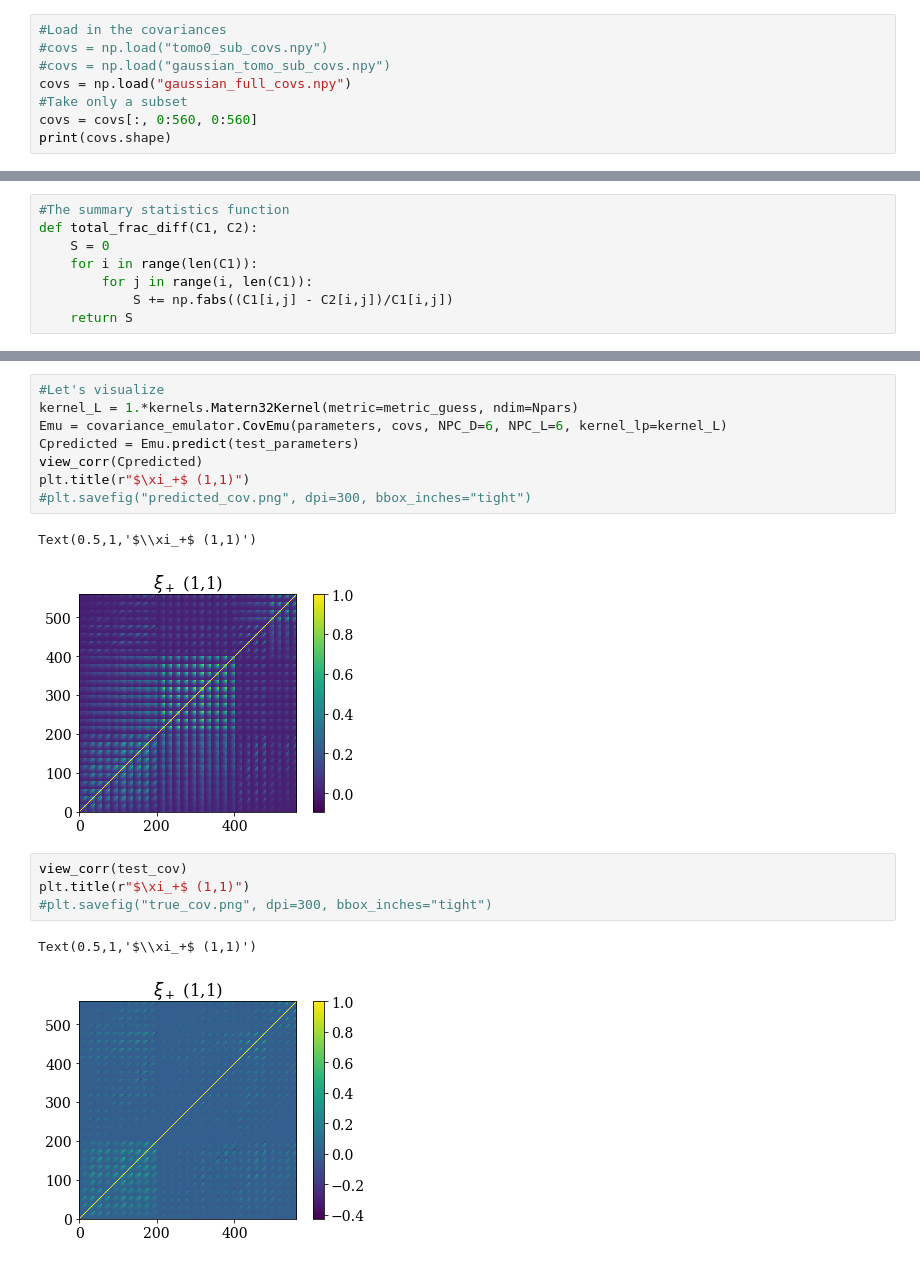
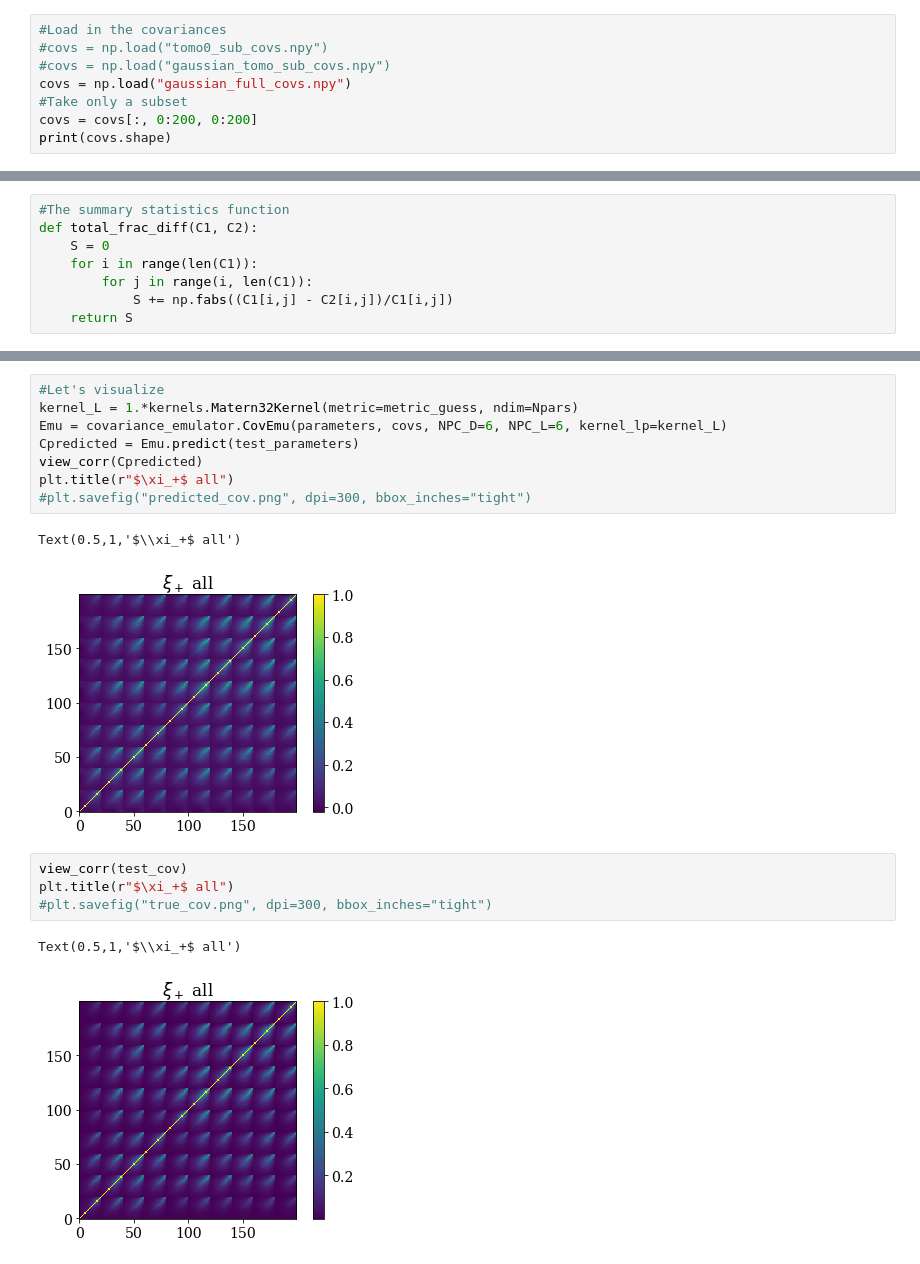
Before and after one commit to tmcclintock/covariance_emulator, a Jupyter notebook: notebooks/Emulating DES cosmic shear covariances.ipynb, the cells around one changed output, grey strips where cells are left out. Saved outputs shown, nothing was run; the diff lists cells and outputs as text.

```diff
--- a/notebooks/Emulating DES cosmic shear covariances.ipynb
+++ b/notebooks/Emulating DES cosmic shear covariances.ipynb
@@ -22,6 +22,6 @@ print(parameters.shape)
 #covs = np.load("gaussian_tomo_sub_covs.npy")
 covs = np.load("gaussian_full_covs.npy")
 #Take only a subset
-covs = covs[:, 0:560, 0:560]
+covs = covs[:, 0:200, 0:200]
 print(covs.shape)
 # %% [output]
@@ -154,18 +162,18 @@ kernel_L = 1.*kernels.Matern32Kernel(metric=metric_guess, ndim=Npars)
 Emu = covariance_emulator.CovEmu(parameters, covs, NPC_D=6, NPC_L=6, kernel_lp=kernel_L)
 Cpredicted = Emu.predict(test_parameters)
 view_corr(Cpredicted)
-plt.title(r"$\xi_+$ (1,1)")
+plt.title(r"$\xi_+$ all")
 #plt.savefig("predicted_cov.png", dpi=300, bbox_inches="tight")
 # %% [output]
-Text(0.5,1,'$\\xi_+$ (1,1)')
+Text(0.5,1,'$\\xi_+$ all')
-[figure, old version]
+[figure, new version]
 # %%
 view_corr(test_cov)
-plt.title(r"$\xi_+$ (1,1)")
+plt.title(r"$\xi_+$ all")
 #plt.savefig("true_cov.png", dpi=300, bbox_inches="tight")
 # %% [output]
-Text(0.5,1,'$\\xi_+$ (1,1)')
+Text(0.5,1,'$\\xi_+$ all')
-[figure, old version]
+[figure, new version]
 # %%
 true_var = test_cov.diagonal()
 emu_var = Cpredicted.diagonal()
```
Also changed, not shown: parts of 8 cells of this notebook, 1 other file.
